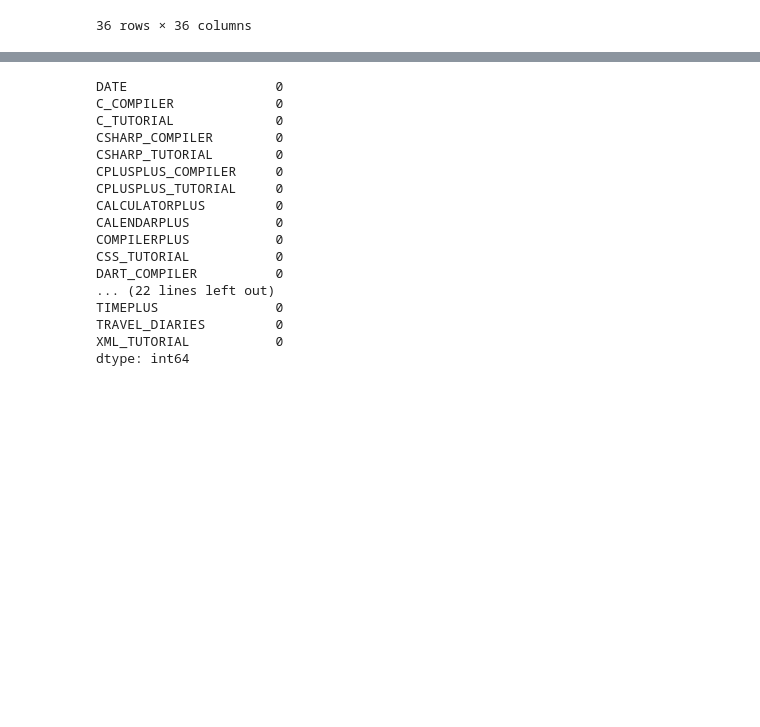
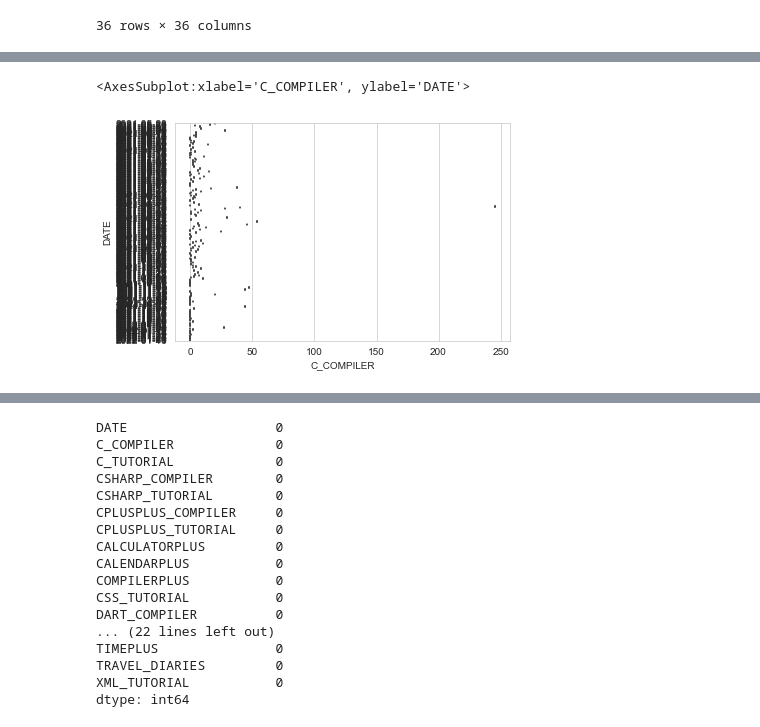
Before and after one commit to jothivarshini/OnePercent, a Jupyter notebook: Task-1/Interpretationdata/google_DATE.ipynb, the cells around one changed output, grey strips where cells are left out. Saved outputs shown, nothing was run; the diff lists cells and outputs as text; code cells hidden in the pictures; blank space fills up the shorter version.

```diff
--- a/Task-1/Interpretationdata/google_DATE.ipynb
+++ b/Task-1/Interpretationdata/google_DATE.ipynb
@@ -90,3 +90,10 @@ sns.pairplot(data)
 # %% [output]
 <seaborn.axisgrid.PairGrid at 0x...>
 [figure]
+# %%
+sns.set_style('whitegrid')
+
+sns.boxplot(x = 'C_COMPILER', y = 'DATE', data= data )
+# %% [output]
+<AxesSubplot:xlabel='C_COMPILER', ylabel='DATE'>
+[figure, added]
```
Also changed, not shown: parts of 3 cells of this notebook.
